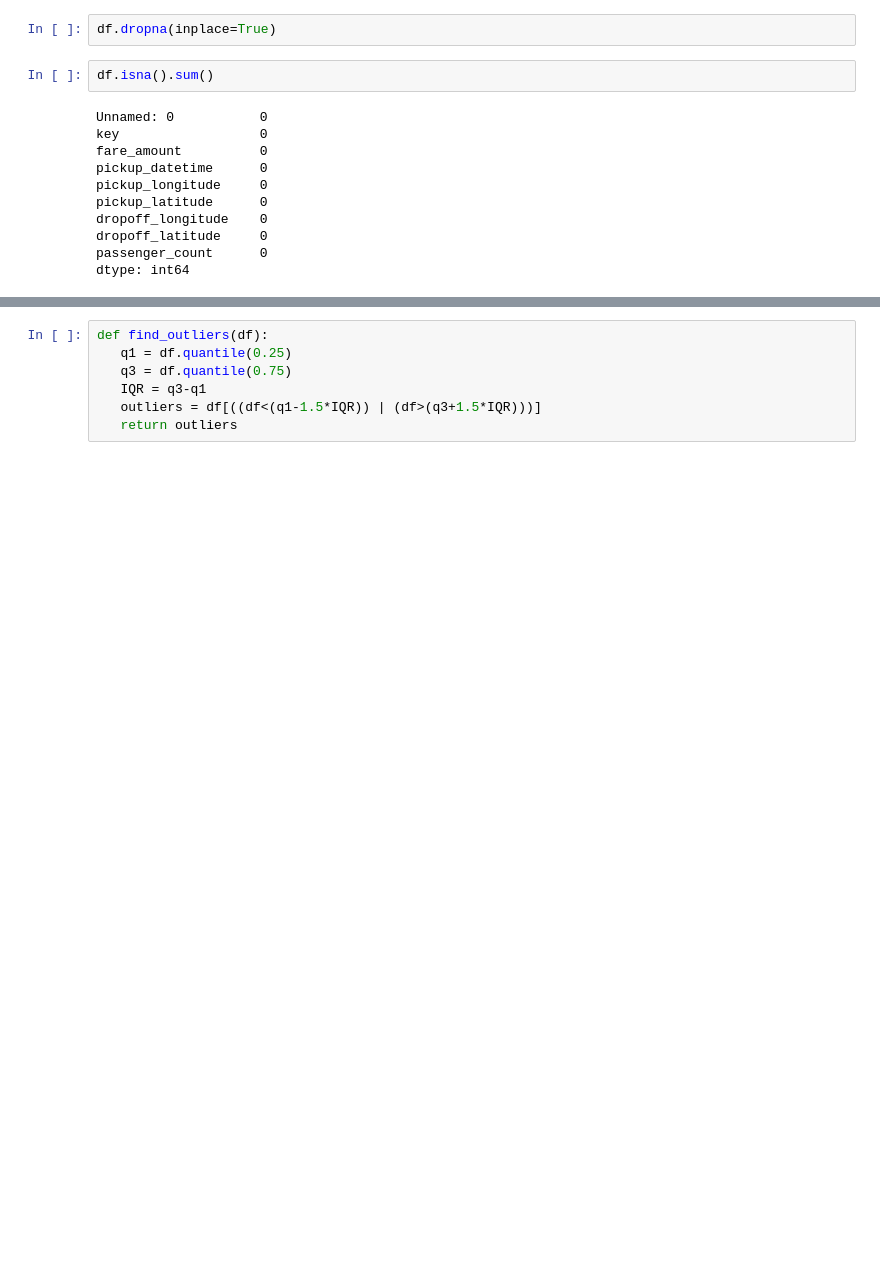
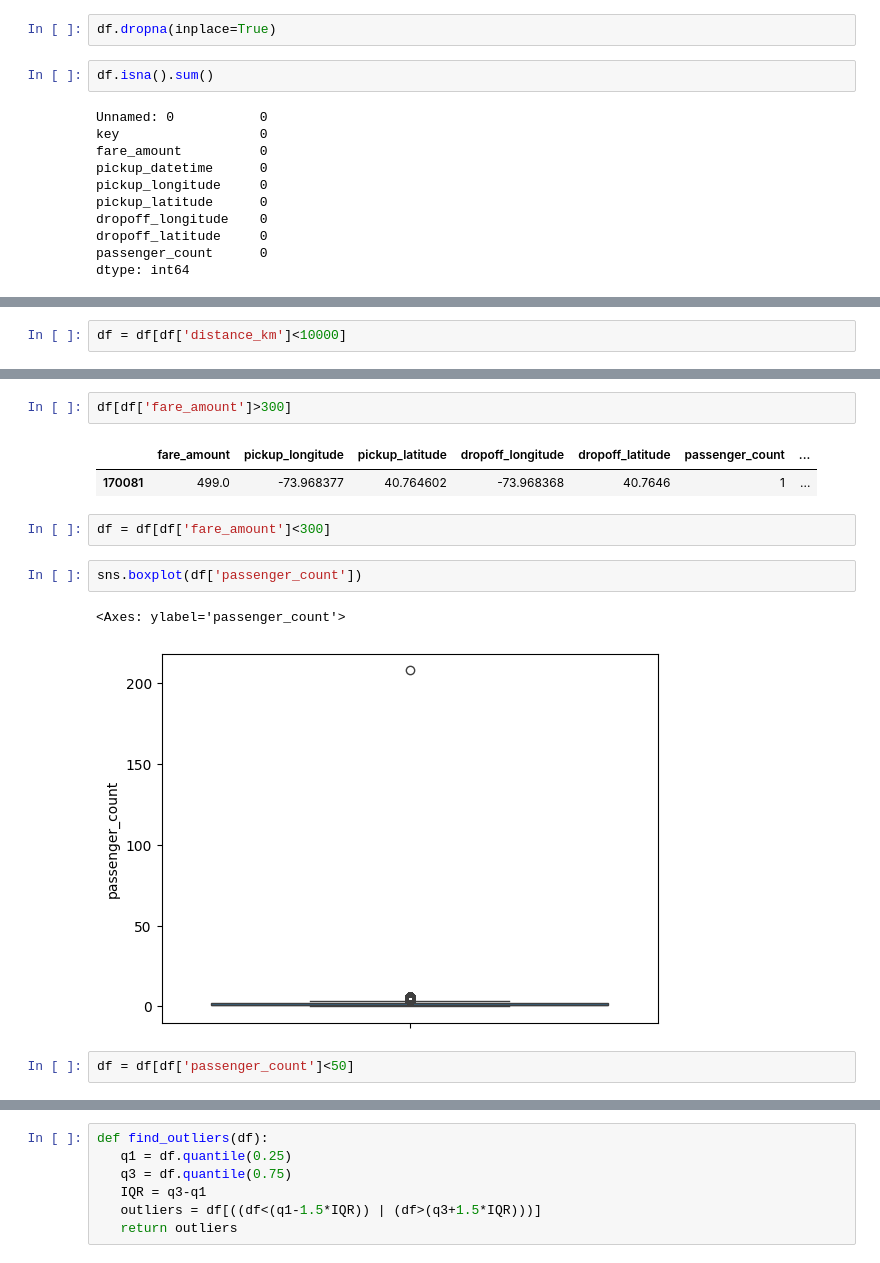
Before and after one commit to SandeshTidake0408/SPPU-Computer-LP3, a Jupyter notebook: ML/uber_price_prediction.ipynb, the cells around one changed output, grey strips where cells are left out. Cells and saved outputs as stored; diff of their text form; blank space fills up the shorter version.

```diff
--- a/ML/uber_price_prediction.ipynb
+++ b/ML/uber_price_prediction.ipynb
@@ -129,0 +161,2 @@ plt.show()
+# %%
+df = df[df['distance_km']<10000]
@@ -129,0 +168,14 @@ plt.show()
+# %%
+df[df['fare_amount']>300]
+# %% [output]
+|  | fare_amount | pickup_longitude | pickup_latitude | dropoff_longitude | dropoff_latitude | passenger_count | ... |
+| 170081 | 499.0 | -73.968377 | 40.764602 | -73.968368 | 40.7646 | 1 | ... |
+# %%
+df = df[df['fare_amount']<300]
+# %%
+sns.boxplot(df['passenger_count'])
+# %% [output]
+<Axes: ylabel='passenger_count'>
+[figure, added]
+# %%
+df = df[df['passenger_count']<50]
```
Also changed, not shown: parts of 33 cells of this notebook, 3 other files.
